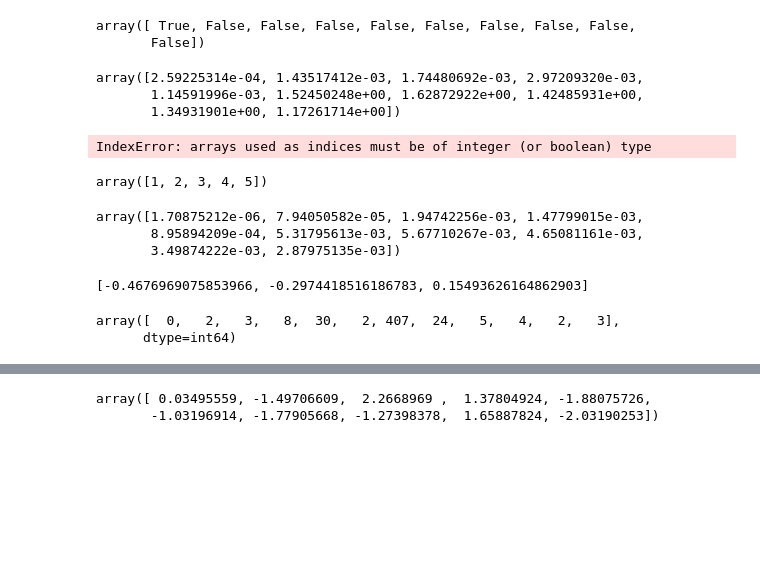
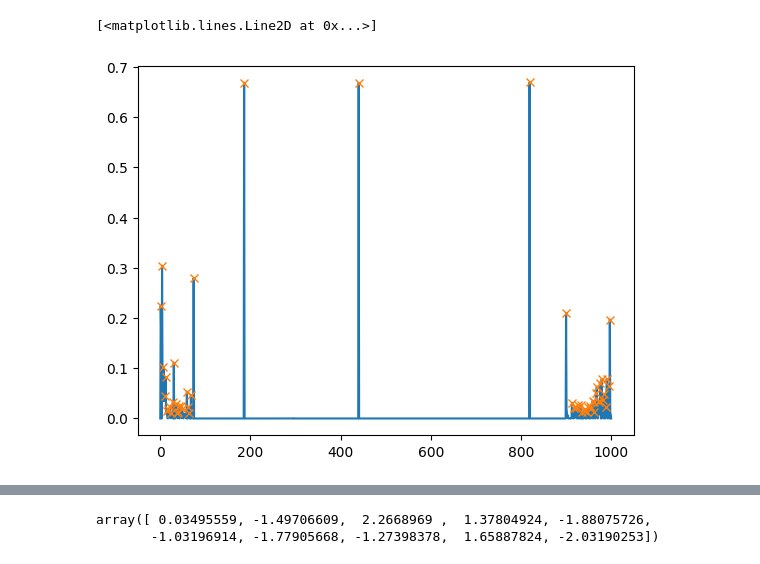
Before and after one commit to Gug-Young/Kuramoto-model, a Jupyter notebook: 230618 re cluster.ipynb, the cells around one changed output, grey strips where cells are left out. Saved outputs shown, nothing was run; the diff lists cells and outputs as text; code cells hidden in the pictures; blank space fills up the shorter version.

```diff
--- a/230618 re cluster.ipynb
+++ b/230618 re cluster.ipynb
@@ -41,4 +155,5 @@ Draw_avg_vel_r(t_sum=t_sum,avg_r=avg_r,KmN=(K,m,N),avg_dtheta=avg_dtheta)
 # %%
+
 def to_cluster(idx,peaks_new,arg):
     C = idx,idx+1
     arg_C = peaks_new[C[0]],peaks_new[C[1]]
@@ -49,16 +164,26 @@ def to_cluster_barg(idx,peaks_new):
     arg_C = peaks_new[C[0]],peaks_new[C[1]]
     cluster = np.arange(arg_C[0],arg_C[1])
     return cluster
-to_cstability = lambda x: np.mean(diff_dtheta[x[1:]])
-to_mean_avg_d_o = lambda x: np.mean(avg_dtheta[index][x])
+def to_cstability(x,diff_dtheta):
+    try:
+        return np.mean(diff_dtheta[x[1:]])
+    except IndexError:
+        return np.nan
+def to_mean_avg_d_o(x,avg_dtheta,index):
+    try:
+        return np.mean(avg_dtheta[index][x])
+    except IndexError:
+        return np.nan
 iter_time = 200*5
 num = 0
 for index in range(-iter_time,0):
     arg = np.argsort(avg_dtheta[index])
     SD = avg_dtheta[index][arg]
-    diff_dtheta = np.diff([SD[0],*SD])
+    diff_dtheta = np.diff([SD[0],*SD,SD[-1]])
     peaks, P  = find_peaks(diff_dtheta, height=0.01)
-    peaks = peaks[np.where((peaks<N)&(peaks>1))]
+
+    # peaks = peaks[np.where((peaks<N)&(peaks>1))]
+
     try:
         peaks_new = np.array([peaks[0],*peaks])
     except IndexError:
@@ -67,26 +192,30 @@ for index in range(-iter_time,0):
     psize = np.diff(peaks_new)
     arg_psize = np.argsort(psize)[::-1]
     sort_psize = np.sort(psize)[::-1]
-    clusters = np.array([to_cluster_barg(arg_psize[i],peaks_new) for i in range(len(arg_psize))],dtype=object)[:10]
-    c_stability = np.array(list(map(to_cstability,clusters)))
-    mean_omega = np.array(list(map(to_mean_avg_d_o,clusters)))
-
+    clusters = np.array([to_cluster_barg(arg,peaks_new) for arg in arg_psize],dtype=object)[:10]
+    if len(clusters) == 1:
+        clusters = np.array([np.arange(peaks_new[0],N)])
+    c_stability = np.array(list(map(to_cstability,clusters,[diff_dtheta]*len(clusters))))
+    mean_omega = np.array(list(map(to_mean_avg_d_o,clusters,[avg_dtheta]*len(clusters),[index]*len(clusters))))
     if num==0:
         psize_array = sort_psize[:10]
         cluster_array = clusters
         c_stability_array = c_stability
         mean_omega_array = mean_omega
+        arg_array = arg
+
         num+=1
     else:
         cluster_array = np.c_[cluster_array,clusters]
         psize_array = np.c_[psize_array,sort_psize[:10]]
         c_stability_array = np.c_[c_stability_array,c_stability]
         mean_omega_array = np.c_[mean_omega_array,mean_omega]
+        arg_array = np.c_[arg_array,arg]
 
 
-# Is_group = np.where((np.std(psize_array,axis=1) == 0))#&(psize_array[:,-1]>10))
-Is_group = np.where((np.std(mean_omega_array,axis=1) < 1e-2))#&(psize_array[:,-1]>10)) # 그룹을 개수로 판별하기 때문에 개수가 같아 그룹이 이동하면 그룹이 아닌걸로 판별해야 한다.
+Is_group = np.where((np.std(psize_array,axis=1) == 0)&(psize_array[:,-1]>5))
+# Is_group = np.where((np.std(mean_omega_array,axis=1) < 1e-3)&(psize_array[:,-1]>5)) # 그룹을 개수로 판별하기 때문에 개수가 같아 그룹이 이동하면 그룹이 아닌걸로 판별해야 한다.
 mean_group_s = np.mean(c_stability_array,axis=1)
-Is_group_s = np.where((mean_group_s<5e-4))#&(psize_array[:,-1]>10))
+Is_group_s = np.where((mean_group_s<1e-4)&(psize_array[:,-1]>5))
 print(Is_group,mean_group_s,Is_group_s)
 # %% [output]
@@ -99,40 +225,9 @@ array([237.   ,  88.   ,  39.421,  18.   ,  13.   ,   8.491,   7.491,
-# %%
-np.std(mean_omega_array,axis=1) < 1e-3
-# %% [output]
-array([ True, False, False, False, False, False, False, False, False,
-       False])
-# %%
-np.std(mean_omega_array,axis=1)
-# %% [output]
-array([2.59225314e-04, 1.43517412e-03, 1.74480692e-03, 2.97209320e-03,
-       1.14591996e-03, 1.52450248e+00, 1.62872922e+00, 1.42485931e+00,
-       1.34931901e+00, 1.17261714e+00])
-# %%
-avg_dtheta[cluster_array[0]]
-# %% [output]
-IndexError: arrays used as indices must be of integer (or boolean) type
-# %%
-np.sort([1,2,3,4,5],)
-# %% [output]
-array([1, 2, 3, 4, 5])
-# %%
-c_stability
-# %% [output]
-array([1.70875212e-06, 7.94050582e-05, 1.94742256e-03, 1.47799015e-03,
-       8.95894209e-04, 5.31795613e-03, 5.67710267e-03, 4.65081161e-03,
-       3.49874222e-03, 2.87975135e-03])
-# %%
-RC = np.where((c_stability < 1e-3))
-RC_arg_psize = np.sort(arg_psize[RC])
-[len(to_cluster_barg(arg,peaks_new)) for arg in RC_arg_psize]
-[np.mean(avg_dtheta[-1][(to_cluster_barg(arg,peaks_new))]) for arg in RC_arg_psize]
-# %% [output]
-[-0.4676969075853966, -0.2974418516186783, 0.15493626164862903]
-# %%
-psize
-# %% [output]
-array([  0,   2,   3,   8,  30,   2, 407,  24,   5,   4,   2,   3],
-      dtype=int64)
+# %%
+plt.plot(diff_dtheta)
+plt.plot(peaks,diff_dtheta[peaks],'x')
+# %% [output]
+[<matplotlib.lines.Line2D at 0x...>]
+[figure, added]
 # %%
 c_stability = np.array([np.mean(diff_dtheta[to_cluster_barg(arg_psize[i],peaks_new)[1:]]) for i in range(len(arg_psize))])[:10]
 # %%
```
Also changed, not shown: parts of 21 cells of this notebook, 4 other files.
